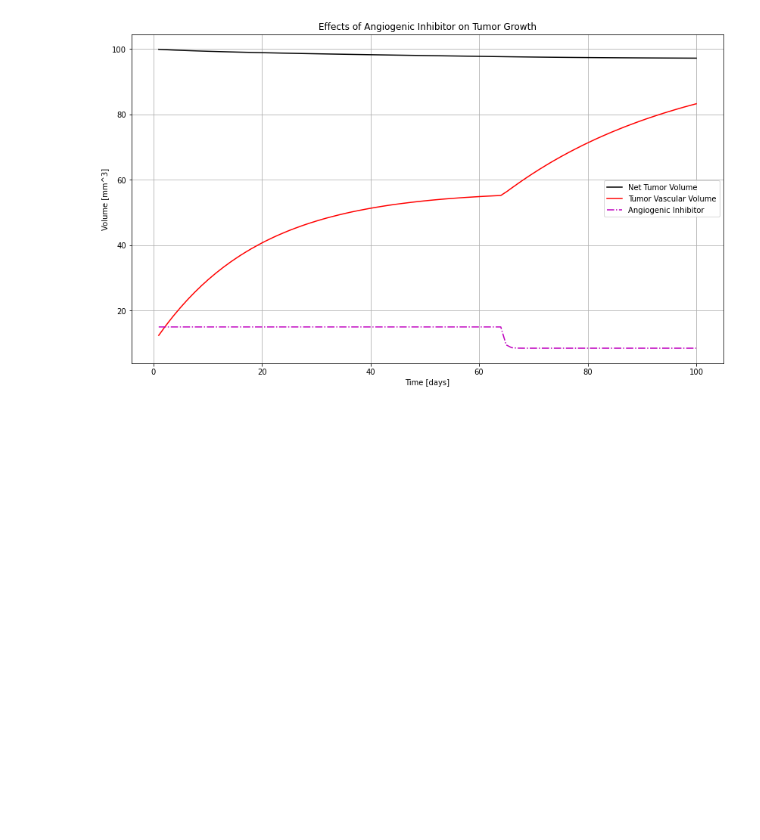
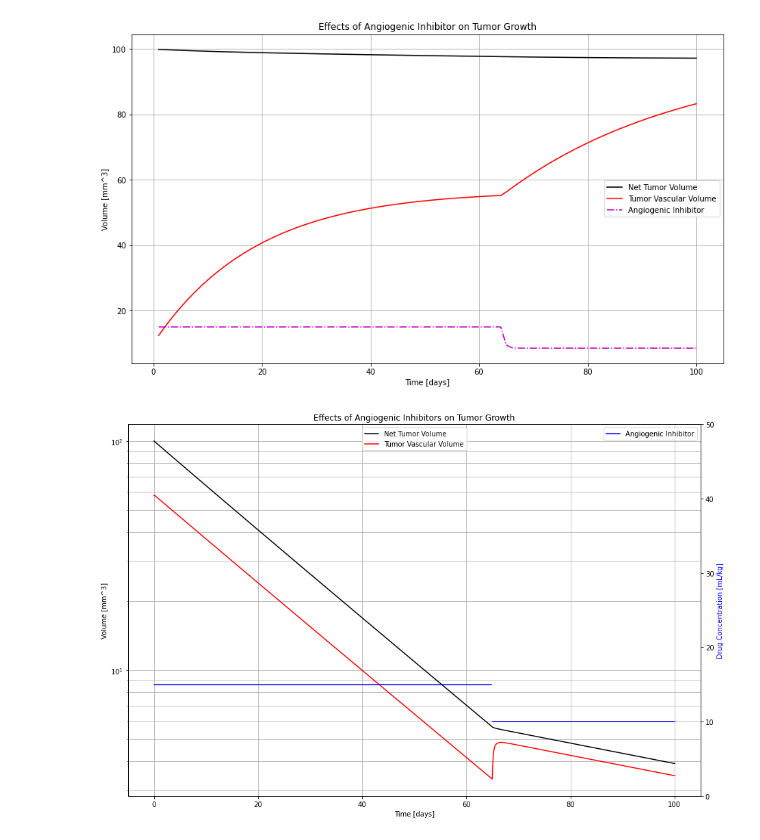
Before and after one commit to caypange/BMED-430-Tumor-Model-, a Jupyter notebook: Python Tracked/Tumor Model/Tumor Volume Model.ipynb, the cells around one changed output. Saved outputs shown, nothing was run; the diff lists cells and outputs as text; code cells hidden in the pictures; blank space fills up the shorter version.

Commit message:
updated figure formatting

```diff
--- a/Python Tracked/Tumor Model/Tumor Volume Model.ipynb
+++ b/Python Tracked/Tumor Model/Tumor Volume Model.ipynb
@@ -89,3 +89,85 @@ df
 | 100 | 97.193510 | -1.299021 | 83.249636 | 88.798187 | 8.5 |
 100 rows × 5 columns
 [figure]
+# %%
+from scipy.integrate import odeint
+import numpy as np
+import matplotlib.pyplot as plt
+
+# use differential equation solver (scipy.integrate)
+
+def odes(x, t):
+    # constants
+    lambda1 = 0.192 #[1/day]
+    b = 5.85 #[1/day]
+    d = 0.00873 #[1/day*mm^2]
+    e = 0.66 #[1/day
+    if t < 65 :
+        umax = 15
+    else:
+        umax = 10+6.5**(-(t-65))
+
+    # assign each ODE to a vector element
+    A = x[0]
+    B = x[1]
+
+    # define each ODE
+    dd1 = -lambda1*A*math.log10((A/B))
+    dd2 = b*A-d*(A**(2/3))*B-e*B*umax
+
+    return [dd1, dd2]
+
+# initial conditions
+x0 = [100, 58] # net volume, vascular volume
+
+
+# declare a time vector (time window)
+tmin = 0
+tmax = 100
+t = np.linspace(tmin,tmax,1000)
+x = odeint(odes,x0,t)
+
+A = x[:,0]
+B = x[:,1]
+
+#angiogenic inhibitor
+
+def Drug(y):
+    if y < 650:
+        return 15
+    elif y > 650:
+        return 10+6.5**(-(y-65))
+
+U = []
+
+for i in range (0,1000):
+    i += 1
+    u = Drug(i)
+    U.append(u)
+
+# construct dataframe for net, vascular, and drug volumes
+df = pd.DataFrame({'Net Volume [mm^3]': A, 'Vascular Volume': B, 'Therapy [mL/kg]': U})
+df.index += 1
+df.index.name = '*(1/10) [Day]'
+
+# plot the results
+fig, ax = plt.subplots()
+plt.rcParams["figure.figsize"] = (15,10)
+ax.semilogy(t,A,'k', label = "Net Tumor Volume")
+ax.semilogy(t,B,'r', label = "Tumor Vascular Volume")
+ax.legend(loc ='upper center')
+plt.grid(True, which="both")
+ax1 = ax.twinx()
+ax1.plot(t,U,'b', label = "Angiogenic Inhibitor")
+ax1.legend()
+ax.set_xlabel('Time [days]')
+ax.set_ylabel('Volume [mm^3]')
+ax1.set_ylabel('Drug Concentration [mL/kg]')
+ax1.yaxis.label.set_color('b')
+ax1.set_ylim(0,50)
+plt.title('Effects of Angiogenic Inhibitors on Tumor Growth')
+plt.show()
+
+df
+# %% [output]
+[figure, added]
```
Also changed, not shown: parts of 1 cell of this notebook.
